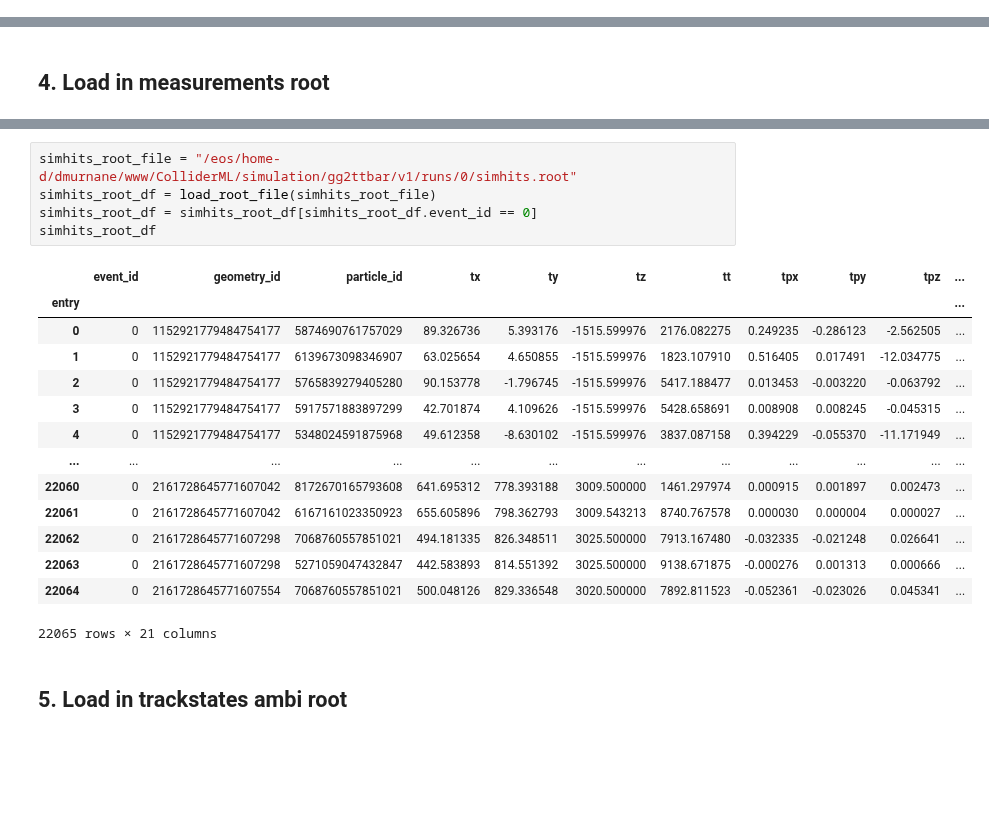
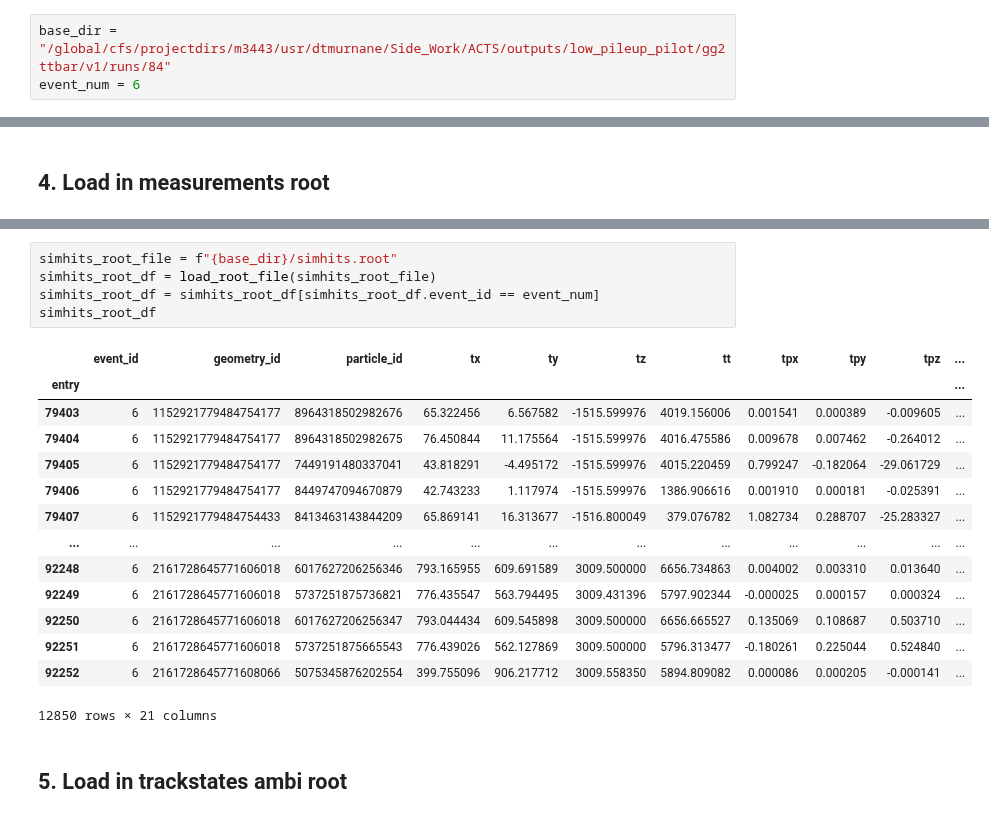
Before and after one commit to OpenDataDetector/ColliderML-Production, a Jupyter notebook: notebooks/infrastructure/7_DM_edm4hep_tracks_conversion.ipynb, the cells around one changed output, grey strips where cells are left out. Drawn from its saved outputs; the diff is of its cells as text; blank space fills up the shorter version.

```diff
--- a/notebooks/infrastructure/7_DM_edm4hep_tracks_conversion.ipynb
+++ b/notebooks/infrastructure/7_DM_edm4hep_tracks_conversion.ipynb
@@ -45,6 +45,9 @@ all_tracker_readouts = pixel_readouts + strip_readouts
     - track states at IP, end-of-track, first hit, last hit
 # %% [markdown]
 # Loading
+# %%
+base_dir = "/global/cfs/projectdirs/m3443/usr/dtmurnane/Side_Work/ACTS/outputs/low_pileup_pilot/gg2ttbar/v1/runs/84"
+event_num = 6
 # %% [markdown]
 ## 1. Load in edm4hep file
 # %%
@@ -204,25 +210,25 @@ Warning: Dropping variable length columns: channel_value, channel_loc0, channel_
 | 22064 | 0 | 30 | 12 | 190 | -18.819334 | NaN | NaN | 0.005184 | NaN | NaN | ... |
 22065 rows × 30 columns
 # %%
-simhits_root_file = "/eos/home-d/dmurnane/www/ColliderML/simulation/gg2ttbar/v1/runs/0/simhits.root"
+simhits_root_file = f"{base_dir}/simhits.root"
 simhits_root_df = load_root_file(simhits_root_file)
-simhits_root_df = simhits_root_df[simhits_root_df.event_id == 0]
+simhits_root_df = simhits_root_df[simhits_root_df.event_id == event_num]
 simhits_root_df
 # %% [output]
 |  | event_id | geometry_id | particle_id | tx | ty | tz | tt | tpx | tpy | tpz | ... |
 | entry |  |  |  |  |  |  |  |  |  |  | ... |
-| 0 | 0 | 1152921779484754177 | 5874690761757029 | 89.326736 | 5.393176 | -1515.599976 | 2176.082275 | 0.249235 | -0.286123 | -2.562505 | ... |
-| 1 | 0 | 1152921779484754177 | 6139673098346907 | 63.025654 | 4.650855 | -1515.599976 | 1823.107910 | 0.516405 | 0.017491 | -12.034775 | ... |
-| 2 | 0 | 1152921779484754177 | 5765839279405280 | 90.153778 | -1.796745 | -1515.599976 | 5417.188477 | 0.013453 | -0.003220 | -0.063792 | ... |
-| 3 | 0 | 1152921779484754177 | 5917571883897299 | 42.701874 | 4.109626 | -1515.599976 | 5428.658691 | 0.008908 | 0.008245 | -0.045315 | ... |
-| 4 | 0 | 1152921779484754177 | 5348024591875968 | 49.612358 | -8.630102 | -1515.599976 | 3837.087158 | 0.394229 | -0.055370 | -11.171949 | ... |
+| 79403 | 6 | 1152921779484754177 | 8964318502982676 | 65.322456 | 6.567582 | -1515.599976 | 4019.156006 | 0.001541 | 0.000389 | -0.009605 | ... |
+| 79404 | 6 | 1152921779484754177 | 8964318502982675 | 76.450844 | 11.175564 | -1515.599976 | 4016.475586 | 0.009678 | 0.007462 | -0.264012 | ... |
+| 79405 | 6 | 1152921779484754177 | 7449191480337041 | 43.818291 | -4.495172 | -1515.599976 | 4015.220459 | 0.799247 | -0.182064 | -29.061729 | ... |
+| 79406 | 6 | 1152921779484754177 | 8449747094670879 | 42.743233 | 1.117974 | -1515.599976 | 1386.906616 | 0.001910 | 0.000181 | -0.025391 | ... |
+| 79407 | 6 | 1152921779484754433 | 8413463143844209 | 65.869141 | 16.313677 | -1516.800049 | 379.076782 | 1.082734 | 0.288707 | -25.283327 | ... |
 | ... | ... | ... | ... | ... | ... | ... | ... | ... | ... | ... | ... |
-| 22060 | 0 | 2161728645771607042 | 8172670165793608 | 641.695312 | 778.393188 | 3009.500000 | 1461.297974 | 0.000915 | 0.001897 | 0.002473 | ... |
-| 22061 | 0 | 2161728645771607042 | 6167161023350923 | 655.605896 | 798.362793 | 3009.543213 | 8740.767578 | 0.000030 | 0.000004 | 0.000027 | ... |
-| 22062 | 0 | 2161728645771607298 | 7068760557851021 | 494.181335 | 826.348511 | 3025.500000 | 7913.167480 | -0.032335 | -0.021248 | 0.026641 | ... |
-| 22063 | 0 | 2161728645771607298 | 5271059047432847 | 442.583893 | 814.551392 | 3025.500000 | 9138.671875 | -0.000276 | 0.001313 | 0.000666 | ... |
-| 22064 | 0 | 2161728645771607554 | 7068760557851021 | 500.048126 | 829.336548 | 3020.500000 | 7892.811523 | -0.052361 | -0.023026 | 0.045341 | ... |
+| 92248 | 6 | 2161728645771606018 | 6017627206256346 | 793.165955 | 609.691589 | 3009.500000 | 6656.734863 | 0.004002 | 0.003310 | 0.013640 | ... |
+| 92249 | 6 | 2161728645771606018 | 5737251875736821 | 776.435547 | 563.794495 | 3009.431396 | 5797.902344 | -0.000025 | 0.000157 | 0.000324 | ... |
+| 92250 | 6 | 2161728645771606018 | 6017627206256347 | 793.044434 | 609.545898 | 3009.500000 | 6656.665527 | 0.135069 | 0.108687 | 0.503710 | ... |
+| 92251 | 6 | 2161728645771606018 | 5737251875665543 | 776.439026 | 562.127869 | 3009.500000 | 5796.313477 | -0.180261 | 0.225044 | 0.524840 | ... |
+| 92252 | 6 | 2161728645771608066 | 5075345876202554 | 399.755096 | 906.217712 | 3009.558350 | 5894.809082 | 0.000086 | 0.000205 | -0.000141 | ... |
-22065 rows × 21 columns
+12850 rows × 21 columns
 # %% [markdown]
 ## 5. Load in trackstates ambi root
 # %%
```
Also changed, not shown: parts of 39 cells of this notebook, 7 other files.
